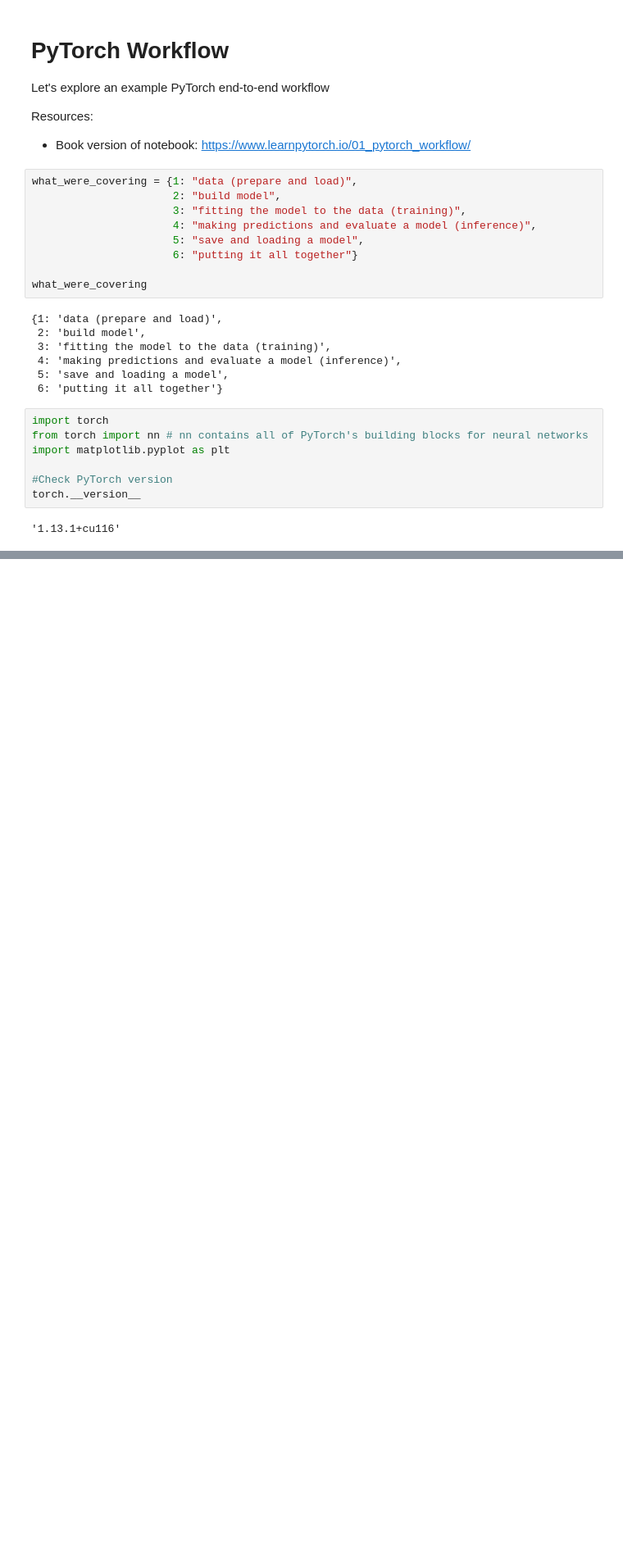
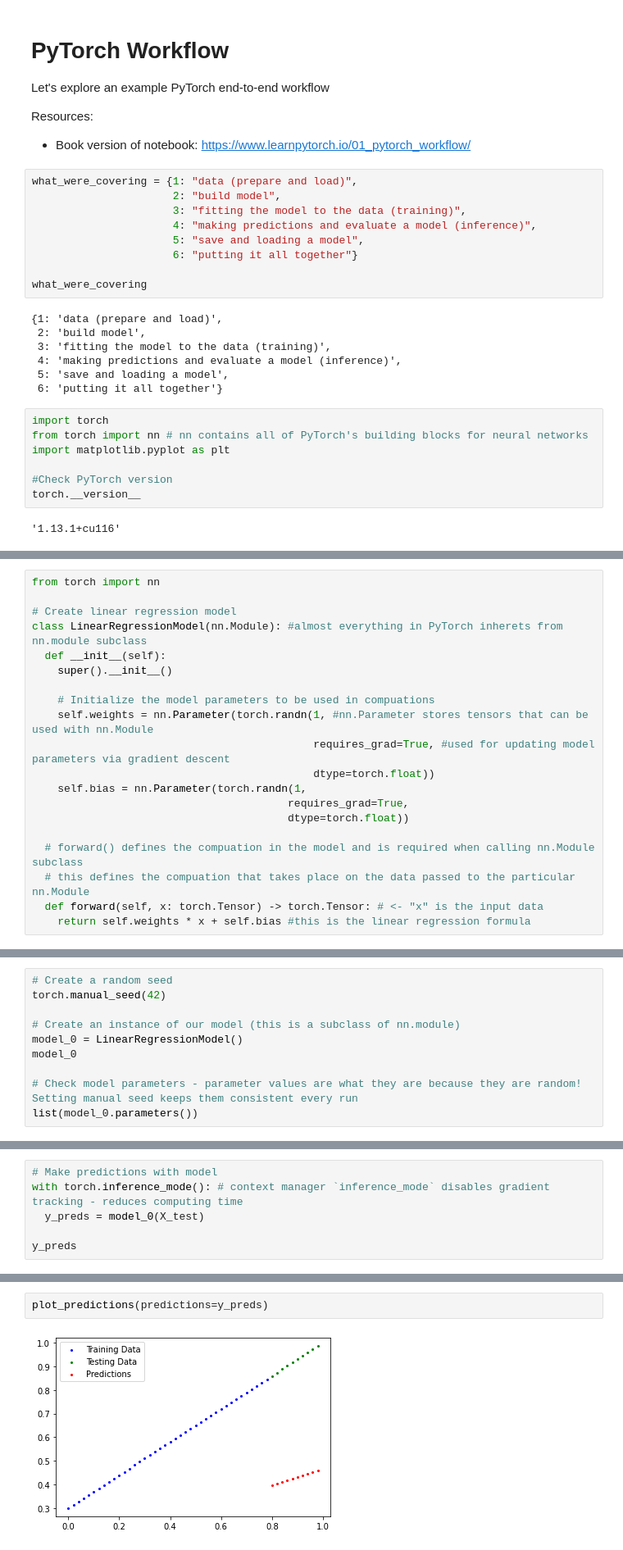
Before and after one commit to maronem/PyTorch, a Jupyter notebook: 01_pytorch_workflow_.ipynb, the cells around one changed output, grey strips where cells are left out. Shown: that part at 82% size. Cells and saved outputs as stored; diff of their text form; blank space fills up the shorter version.

```diff
--- a/01_pytorch_workflow_.ipynb
+++ b/01_pytorch_workflow_.ipynb
@@ -36,0 +172,20 @@ torch.__version__
+# %%
+from torch import nn
+
+# Create linear regression model
+class LinearRegressionModel(nn.Module): #almost everything in PyTorch inherets from nn.module subclass
+  def __init__(self):
+    super().__init__()
+
+    # Initialize the model parameters to be used in compuations
+    self.weights = nn.Parameter(torch.randn(1, #nn.Parameter stores tensors that can be used with nn.Module
+                                            requires_grad=True, #used for updating model parameters via gradient descent
+                                            dtype=torch.float))
+    self.bias = nn.Parameter(torch.randn(1,
+                                        requires_grad=True,
+                                        dtype=torch.float))
+
+  # forward() defines the compuation in the model and is required when calling nn.Module subclass
+  # this defines the compuation that takes place on the data passed to the particular nn.Module
+  def forward(self, x: torch.Tensor) -> torch.Tensor: # <- "x" is the input data
+    return self.weights * x + self.bias #this is the linear regression formula
@@ -36,0 +206,10 @@ torch.__version__
+# %%
+# Create a random seed
+torch.manual_seed(42)
+
+# Create an instance of our model (this is a subclass of nn.module)
+model_0 = LinearRegressionModel()
+model_0
+
+# Check model parameters - parameter values are what they are because they are random! Setting manual seed keeps them consistent every run
+list(model_0.parameters())
@@ -36,0 +260,6 @@ torch.__version__
+# %%
+# Make predictions with model
+with torch.inference_mode(): # context manager `inference_mode` disables gradient tracking - reduces computing time
+  y_preds = model_0(X_test)
+
+y_preds
@@ -36,0 +286,4 @@ torch.__version__
+# %%
+plot_predictions(predictions=y_preds)
+# %% [output]
+[figure, added]
```
Also changed, not shown: parts of 26 cells of this notebook.
